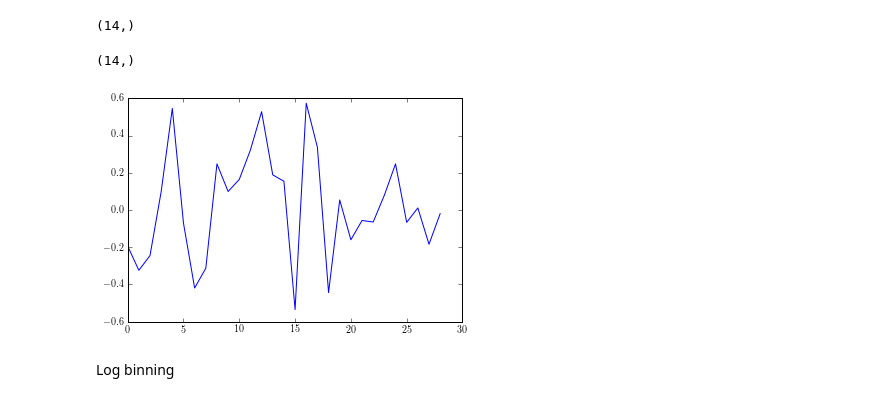
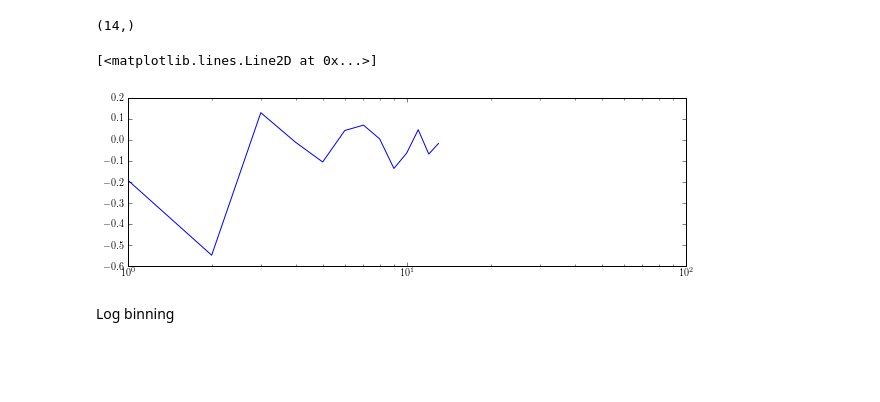
Before and after one commit to xiaozhengxu/scint_analysis, a Jupyter notebook: EVN_crab/process_frequency.ipynb, the cells around one changed output. Saved outputs shown, nothing was run; the diff lists cells and outputs as text; code cells hidden in the pictures; blank space fills up the shorter version.

```diff
--- a/EVN_crab/process_frequency.ipynb
+++ b/EVN_crab/process_frequency.ipynb
@@ -189,23 +245,57 @@ Linear binning
 cc_means.shape
 # %% [output]
 (14,)
-# %%
-i = 12
-j = 24
-# cc = find_cc(i,j)
-# time_lag_values = np.linspace(0,15,213)
-# bins = np.linspace(0,15,15)
-# cc_means= np.histogram(time_lag_values,bins,weights = cc,density = False)[0]/np.histogram(time_lag_values,bins,density = False)[0]
-# figure()
-# plot(bins[:-1],cc_means)
-
-ccb=find_cc(i,j,binned = 1,bin_no=30)
-figure()
-plot(ccb)
-print cc_means.shape
-# %% [output]
-(14,)
-[figure, removed]
+# %%
+i = 84
+j = 85
+# fs1ef = load_gp(text_lines[i-1],'ef',512)
+# fs2ef = load_gp(text_lines[j-1],'ef',512)
+# fs1jb = load_gp(text_lines[i-1],'jb',512)
+# fs2jb = load_gp(text_lines[j-1],'jb',512)
+
+#Using robert's data
+ccef = find_cc(load_gp(text_lines[i-1],'ef',512),load_gp(text_lines[j-1],'ef',512),binned=1)
+ccjb = find_cc(load_gp(text_lines[i-1],'jb',512),load_gp(text_lines[j-1],'jb',512),binned=1)
+ccwb = find_cc(load_gp(text_lines[i-1],'wb',512),load_gp(text_lines[j-1],'wb',512),binned=1)
+
+#Getting data from my frequency array
+ccef1 = find_cc1(freq_values[i-1],freq_values[j-1],binned=1)
+# %%
+'''Linear plotting'''
+
+# figure(figsize= (10,5))
+# ax1 = subplot(3,1,1)
+# plot(np.linspace(0,15,14),ccef,label='ef')
+# ylim(-.2,.2)
+# axhline(y=0.)
+# title('correlation coefficient as a function of timelag of two main pulses\n at {}, {}'.format(time_values[i-1],time_values[j-1]))
+# legend(loc=(0.95,0.5))
+
+# ax2=subplot(3,1,2)
+# plot(np.linspace(0,15,14),ccjb,'c',label = 'jb')
+# ylim(-.2,.2)
+# axhline(y=0.)
+# # axarr[1].set_title('jb:correlation coefficient as a function of timelag of two main pulses\n at {}, {}'.format(time_values[i-1],time_values[j-1]))
+# legend(loc=(0.95,0.5))
+
+# ax2=subplot(3,1,3)
+# plot(np.linspace(0,15,14),ccwb,'g',label='wb')
+# ylim(-.2,.2)
+# axhline(y=0.)
+# xlabel(r'time lag ($\mu$s)')
+# # axarr[2].set_title('wb:correlation coefficient as a function of timelag of two main pulses\n at {}, {}'.format(time_values[i-1],time_values[j-1]))
+# legend(loc=(0.95,0.5))
+
+# figure(figsize = (10,2))
+# plot(np.linspace(0,15,14),ccef1)
+# axhline(y=0.)
+
+'''Log plotting'''
+figure(figsize=(10,3))
+semilogx(ccef)
+# %% [output]
+[<matplotlib.lines.Line2D at 0x...>]
+[figure, added]
 # %% [markdown]
 Log binning
 # %%
```
Also changed, not shown: parts of 6 cells of this notebook, 1 other file.
